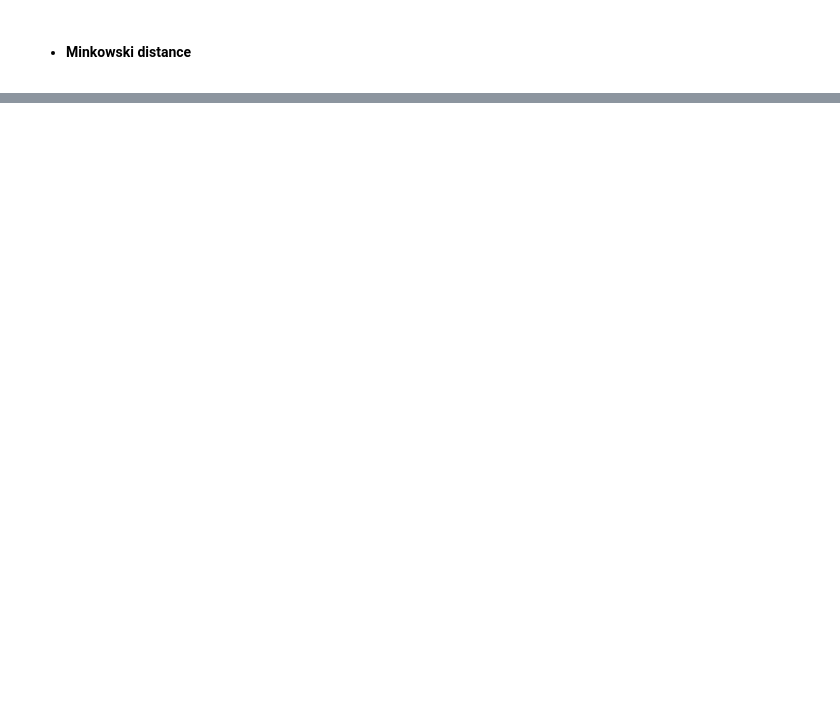
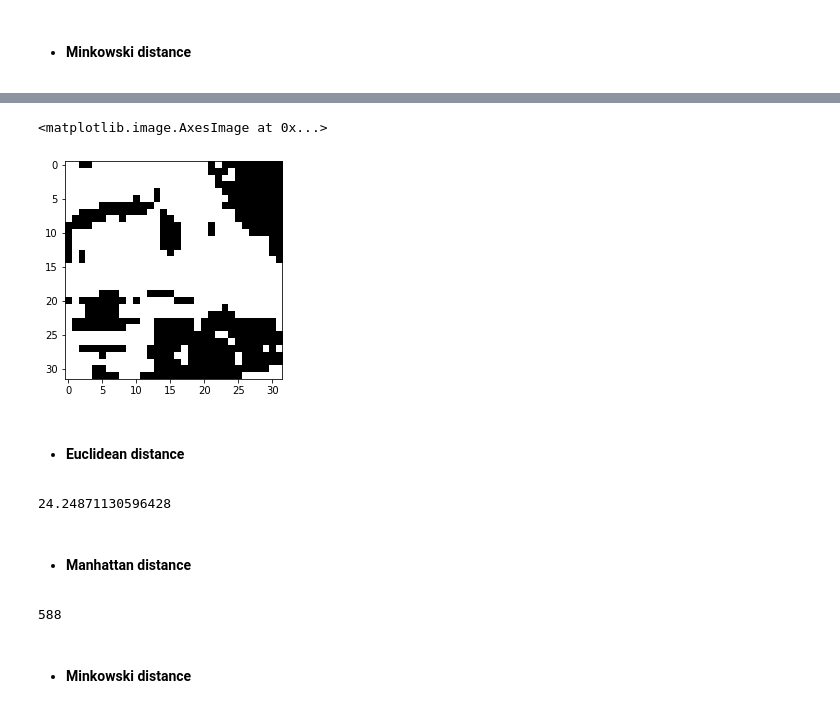
Before and after one commit to mhannani/data-mining-utils, a Jupyter notebook: Task_0.ipynb, the cells around one changed output, grey strips where cells are left out. Cells and saved outputs as stored; diff of their text form; code cells hidden in the pictures; blank space fills up the shorter version.

```diff
--- a/Task_1.ipynb
+++ b/Task_0.ipynb
@@ -93,0 +113,20 @@ plt.imshow(tr_color_2_bi_img('images/image2_.jpg', 100))
+# %%
+# display the converted images
+plt.imshow(img_2_bi_img, cmap='gray')
+# %% [output]
+<matplotlib.image.AxesImage at 0x...>
+[figure, added]
+# %% [markdown]
+* #### Euclidean distance
+# %%
+euclidean(img_1_bi_img, img_2_bi_img)
+# %% [output]
+24.24871130596428
+# %% [markdown]
+* #### Manhattan distance
+# %%
+manhattan(img_1_bi_img, img_2_bi_img)
+# %% [output]
+588
+# %% [markdown]
+* #### Minkowski distance
```
Also changed, not shown: parts of 12 cells of this notebook.
